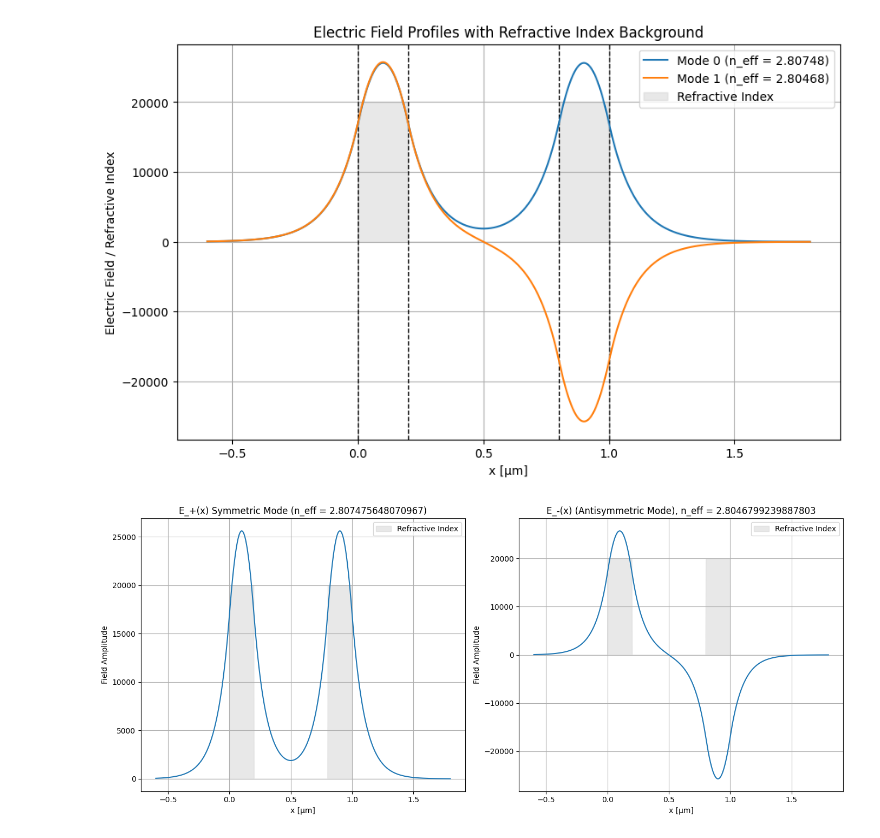
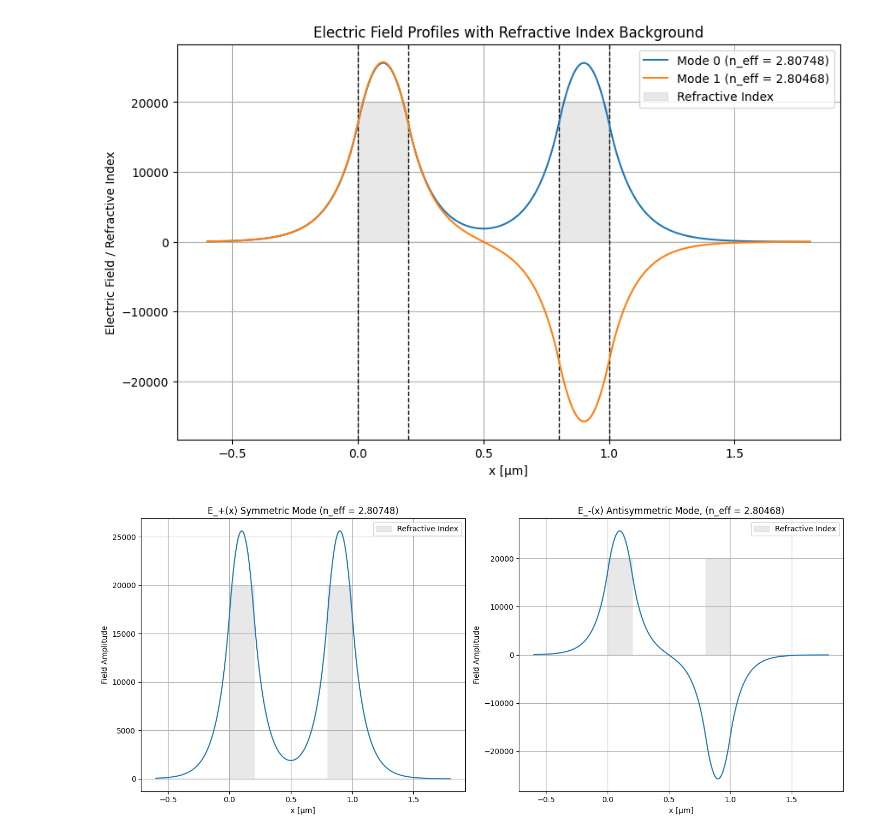
Before and after one commit to yoav-yosifor/photonic-devices, a Jupyter notebook: part1/ques3_c.ipynb, the cells around one changed output. Drawn from its saved outputs; the diff is of its cells as text; code cells hidden in the pictures.

```diff
--- a/part1/ques3_c.ipynb
+++ b/part1/ques3_c.ipynb
@@ -155,8 +155,7 @@ def reflective_indicies_profile(n, x):
 
     return n_profile
 # %%
-x = np.linspace(-3 * d1, d2 + 4 * d1, 1000)
-x = np.linspace(-2*d, 4*d + d_coup, 10000)  # Include regions outside the core
+x = np.linspace(-3 * d1, d2 + 4 * d1, 10000)
 
 # Get the refractive index profile
 n_profile_values = reflective_indicies_profile(n, x)
@@ -191,29 +190,29 @@ plt.show()
 # %%
 # Create a 1x2 grid of subplots
 fig, axs = plt.subplots(1, 2, figsize=(14, 6))
 
 # Plot E_+ (Symmetric Mode) on the first subplot
 x_field, E_field_plus = calculate_E(betas[0], x)  # Replace with your function and parameters
 axs[0].fill_between(x_field * 1e6 , n_profile_values, color='lightgray', alpha=0.5, label="Refractive Index")
 axs[0].plot(x_field * 1e6, E_field_plus)
-axs[0].set_title(f"E_+(x) Symmetric Mode (n_eff = {betas[0]/k0})")
+axs[0].set_title(f"E_+(x) Symmetric Mode (n_eff = {betas[0]/k0:.5f})")
 axs[0].set_xlabel("x [µm]")
 axs[0].set_ylabel("Field Amplitude")
 axs[0].legend()
 axs[0].grid()
 
 # Plot E_- (Antisymmetric Mode) on the second subplot
 x_field, E_field_minus = calculate_E(betas[1], x)
 axs[1].fill_between(x_field * 1e6, n_profile_values, color='lightgray', alpha=0.5, label="Refractive Index")
 axs[1].plot(x_field * 1e6, E_field_minus)
-axs[1].set_title(f"E_-(x) (Antisymmetric Mode), n_eff = {betas[1]/k0}")
+axs[1].set_title(f"E_-(x) Antisymmetric Mode, (n_eff = {betas[1]/k0:.5f})")
 axs[1].set_xlabel("x [µm]")
 axs[1].set_ylabel("Field Amplitude")
 axs[1].legend()
 axs[1].grid()
 
 # Adjust layout
 plt.tight_layout()
 plt.show()
 # %% [output]
-[figure, old version]
+[figure, new version]
```
Also changed, not shown: 6 other files.
